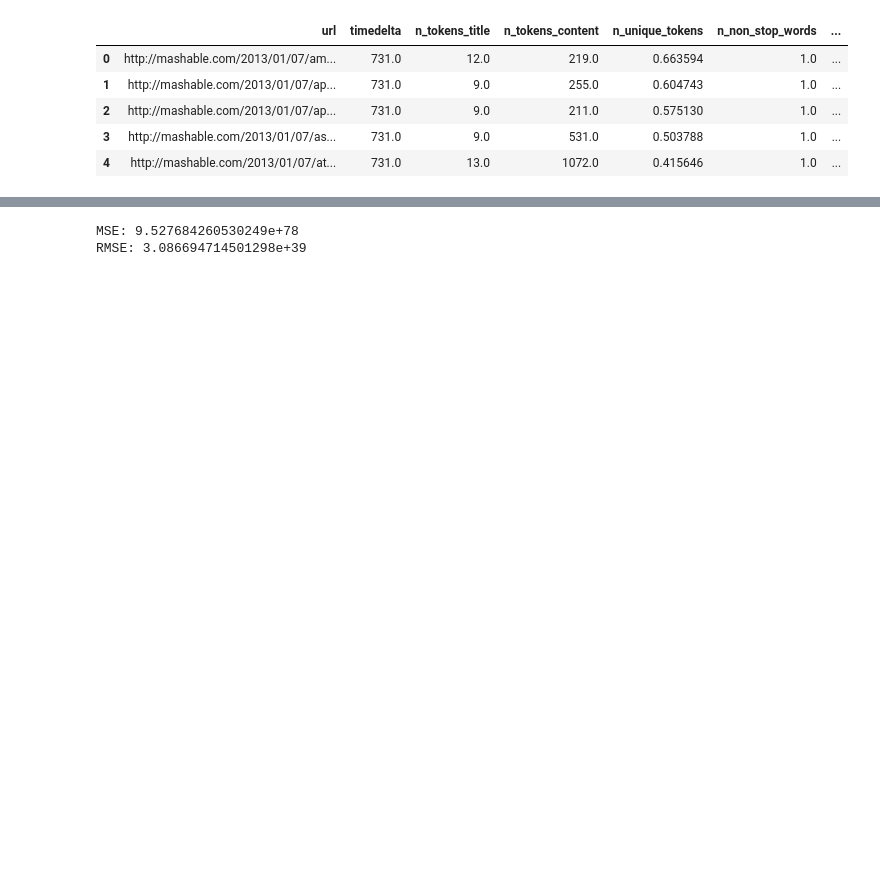
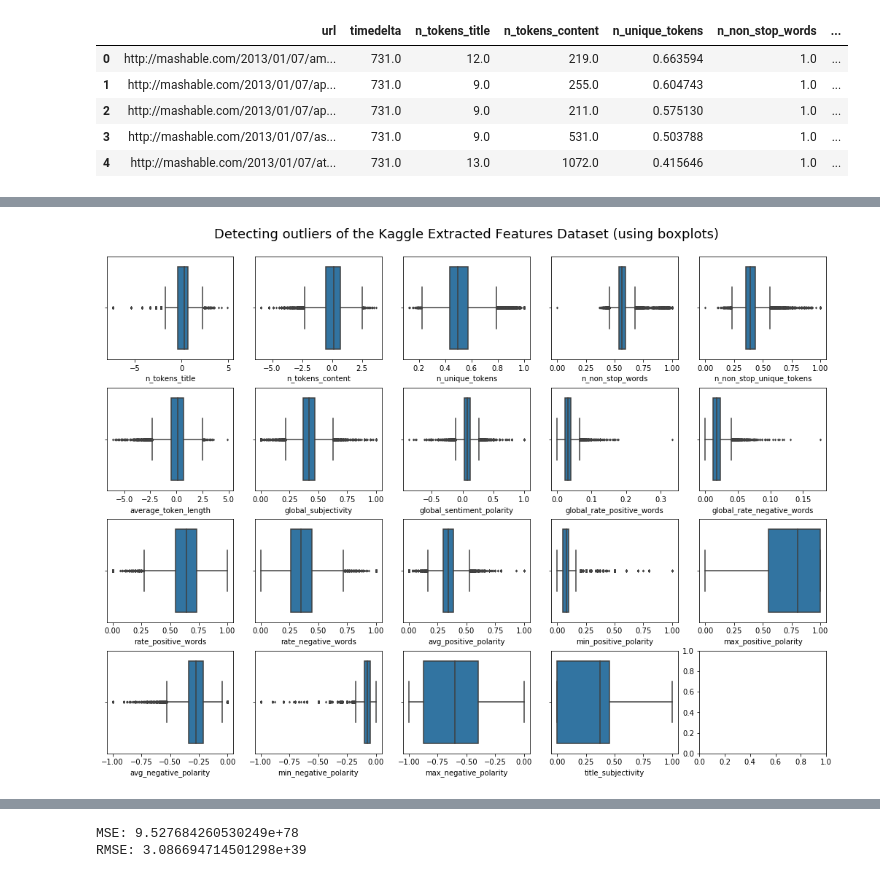
Before and after one commit to ihayet/EECS731_FakeNews_Project, a Jupyter notebook: notebooks/NewsPopularity_Regression.ipynb, the cells around one changed output, grey strips where cells are left out. Saved outputs shown, nothing was run; the diff lists cells and outputs as text; code cells hidden in the pictures; blank space fills up the shorter version.

```diff
--- a/notebooks/NewsPopularity_Regression.ipynb
+++ b/notebooks/NewsPopularity_Regression.ipynb
@@ -154,0 +305,4 @@ Range (10):             12.280480245612882-13.644978050680981 ,
+# %%
+boxplot_outlier_detection(data_kaggle_features, "Detecting outliers of the Kaggle Extracted Features Dataset (using boxplots)")
+# %% [output]
+[figure, added]
```
Also changed, not shown: parts of 63 cells of this notebook, 3 other files.
